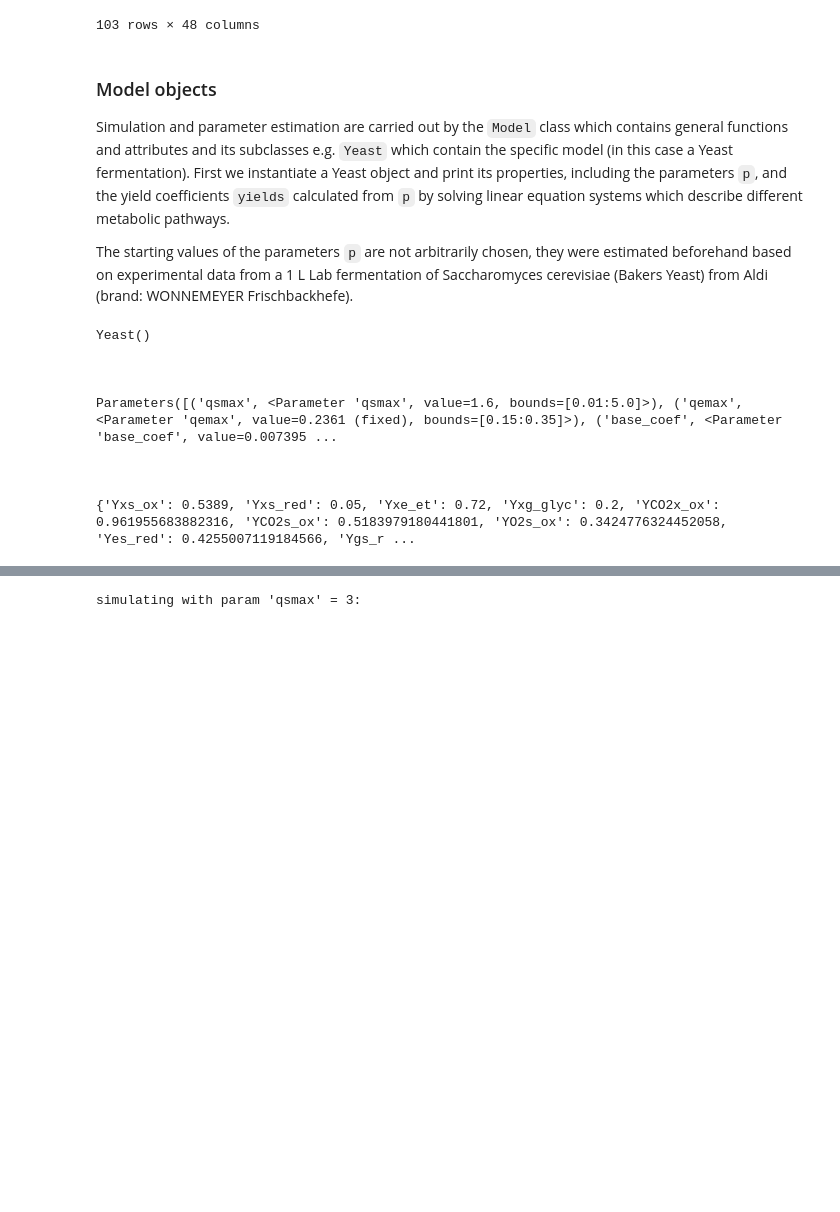
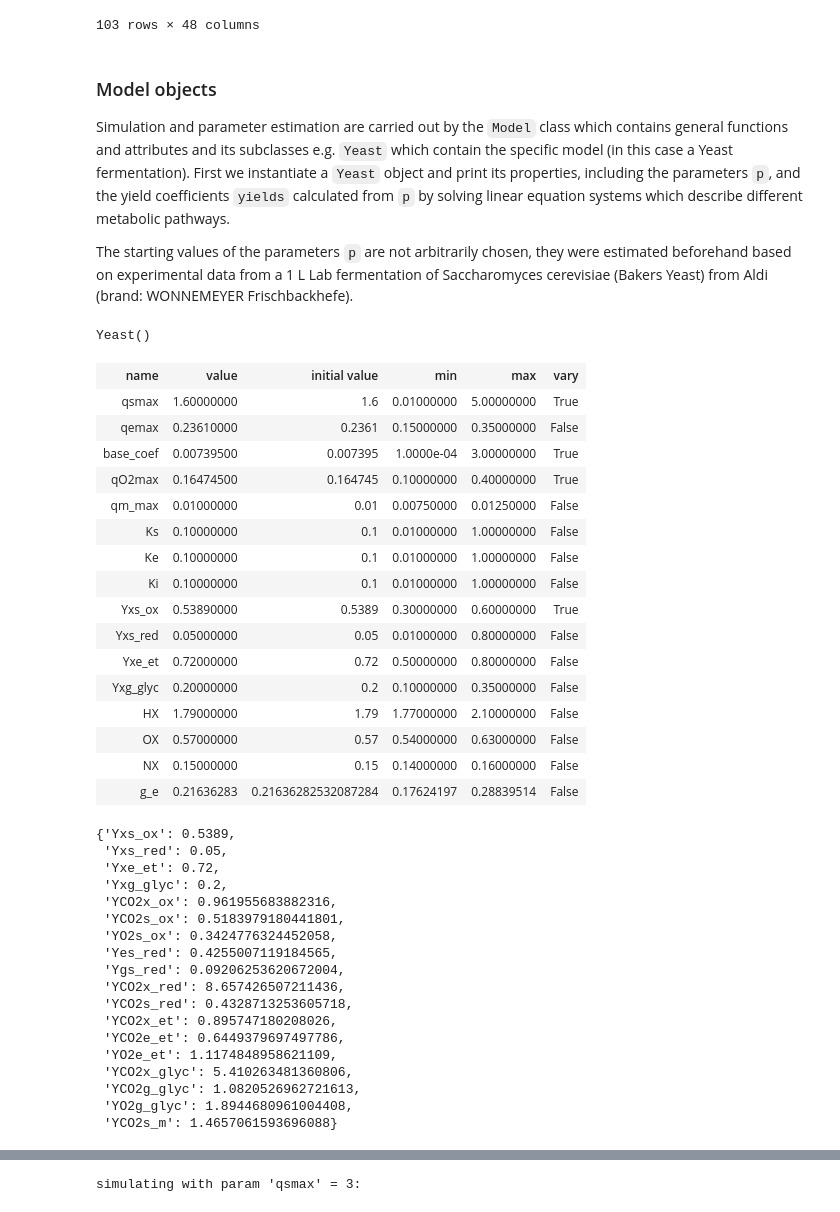
Before and after one commit to PSenck/biomoni, a Jupyter notebook: Examples/offline_estimation/test.ipynb, the cells around one changed output, grey strips where cells are left out. Drawn from its saved outputs; the diff is of its cells as text; code cells hidden in the pictures; blank space fills up the shorter version.

```diff
--- a/Examples/offline_estimation/test.ipynb
+++ b/Examples/offline_estimation/test.ipynb
@@ -181,26 +183,53 @@ fig.show()
 # %% [markdown]
 ### Model objects
 
-Simulation and parameter estimation are carried out by the `Model` class which contains general functions and attributes and its subclasses e.g. `Yeast` which contain the specific model (in this case a Yeast fermentation). First we instantiate a Yeast object and print its properties, including the parameters `p`, and the yield coefficients `yields` calculated from `p` by solving linear equation systems which describe different metabolic pathways.
+Simulation and parameter estimation are carried out by the `Model` class which contains general functions and attributes and its subclasses e.g. `Yeast` which contain the specific model (in this case a Yeast fermentation). First we instantiate a `Yeast` object and print its properties, including the parameters `p`, and the yield coefficients `yields` calculated from `p` by solving linear equation systems which describe different metabolic pathways.
 
 The starting values of the parameters `p` are not arbitrarily chosen, they were estimated beforehand based on experimental data from a 1 L Lab fermentation of Saccharomyces cerevisiae (Bakers Yeast) from Aldi (brand: WONNEMEYER Frischbackhefe).
 # %%
 #Instatiate yeast object with yeast class and print out its properties
 y = Yeast()
 print(y)
 print("\n\n")
-print(y.p)
+display(y.p)
 print("\n\n")
-print(y.yields)
+display(y.yields)
 # %% [output]
 Yeast()
-
-
-
-Parameters([('qsmax', <Parameter 'qsmax', value=1.6, bounds=[0.01:5.0]>), ('qemax', <Parameter 'qemax', value=0.2361 (fixed), bounds=[0.15:0.35]>), ('base_coef', <Parameter 'base_coef', value=0.007395 ...
-
-
-
-{'Yxs_ox': 0.5389, 'Yxs_red': 0.05, 'Yxe_et': 0.72, 'Yxg_glyc': 0.2, 'YCO2x_ox': 0.961955683882316, 'YCO2s_ox': 0.5183979180441801, 'YO2s_ox': 0.3424776324452058, 'Yes_red': 0.4255007119184566, 'Ygs_r ...
+| name | value | initial value | min | max | vary |
+| qsmax | 1.60000000 | 1.6 | 0.01000000 | 5.00000000 | True |
+| qemax | 0.23610000 | 0.2361 | 0.15000000 | 0.35000000 | False |
+| base_coef | 0.00739500 | 0.007395 | 1.0000e-04 | 3.00000000 | True |
+| qO2max | 0.16474500 | 0.164745 | 0.10000000 | 0.40000000 | True |
+| qm_max | 0.01000000 | 0.01 | 0.00750000 | 0.01250000 | False |
+| Ks | 0.10000000 | 0.1 | 0.01000000 | 1.00000000 | False |
+| Ke | 0.10000000 | 0.1 | 0.01000000 | 1.00000000 | False |
+| Ki | 0.10000000 | 0.1 | 0.01000000 | 1.00000000 | False |
+| Yxs_ox | 0.53890000 | 0.5389 | 0.30000000 | 0.60000000 | True |
+| Yxs_red | 0.05000000 | 0.05 | 0.01000000 | 0.80000000 | False |
+| Yxe_et | 0.72000000 | 0.72 | 0.50000000 | 0.80000000 | False |
+| Yxg_glyc | 0.20000000 | 0.2 | 0.10000000 | 0.35000000 | False |
+| HX | 1.79000000 | 1.79 | 1.77000000 | 2.10000000 | False |
+| OX | 0.57000000 | 0.57 | 0.54000000 | 0.63000000 | False |
+| NX | 0.15000000 | 0.15 | 0.14000000 | 0.16000000 | False |
+| g_e | 0.21636283 | 0.21636282532087284 | 0.17624197 | 0.28839514 | False |
+{'Yxs_ox': 0.5389,
+ 'Yxs_red': 0.05,
+ 'Yxe_et': 0.72,
+ 'Yxg_glyc': 0.2,
+ 'YCO2x_ox': 0.961955683882316,
+ 'YCO2s_ox': 0.5183979180441801,
+ 'YO2s_ox': 0.3424776324452058,
+ 'Yes_red': 0.4255007119184565,
+ 'Ygs_red': 0.09206253620672004,
+ 'YCO2x_red': 8.657426507211436,
+ 'YCO2s_red': 0.4328713253605718,
+ 'YCO2x_et': 0.895747180208026,
+ 'YCO2e_et': 0.6449379697497786,
+ 'YO2e_et': 1.1174848958621109,
+ 'YCO2x_glyc': 5.410263481360806,
+ 'YCO2g_glyc': 1.0820526962721613,
+ 'YO2g_glyc': 1.8944680961004408,
+ 'YCO2s_m': 1.4657061593696088}
 # %% [markdown]
 ### Simulate
```
Also changed, not shown: parts of 17 cells of this notebook, 57 other files.
